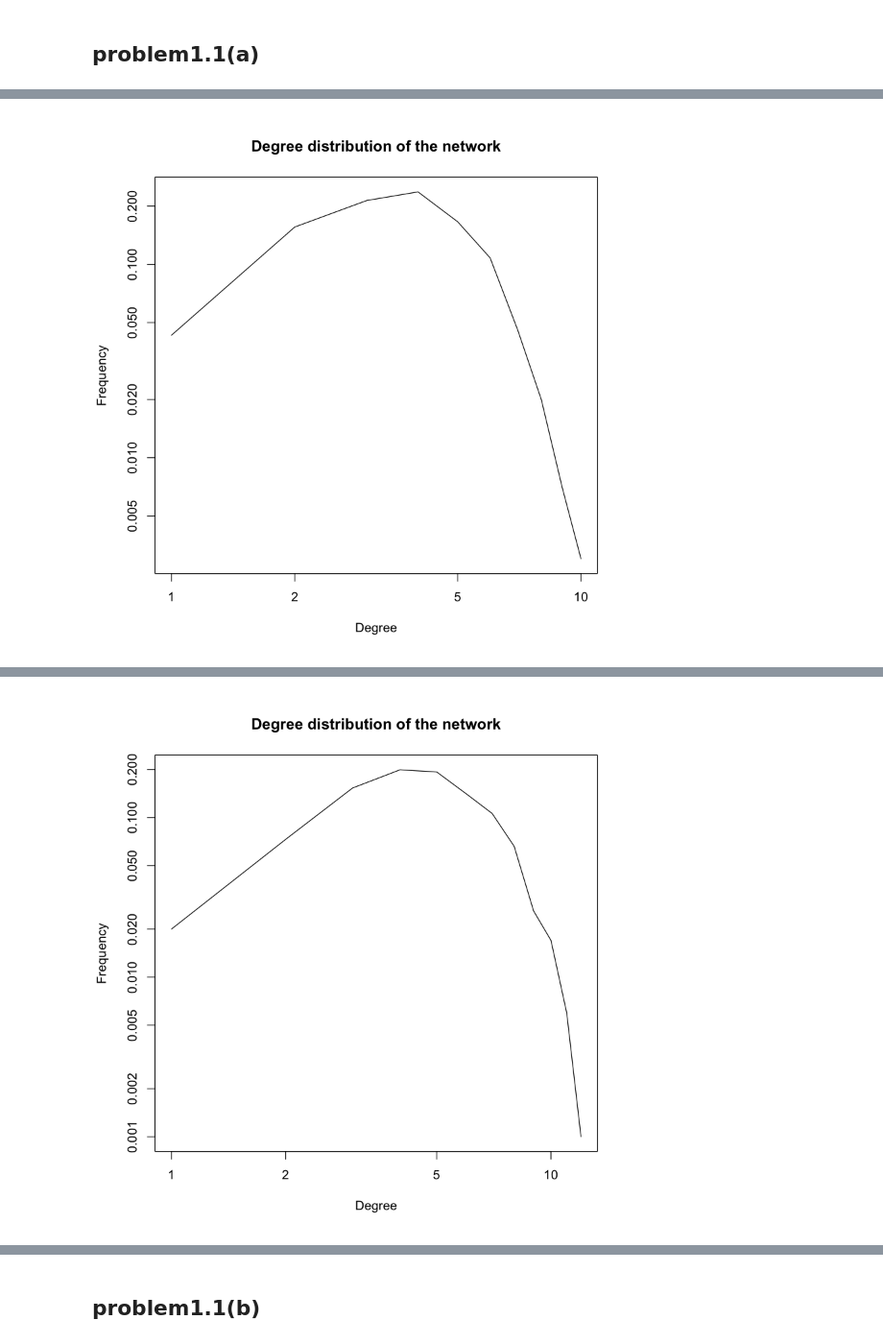
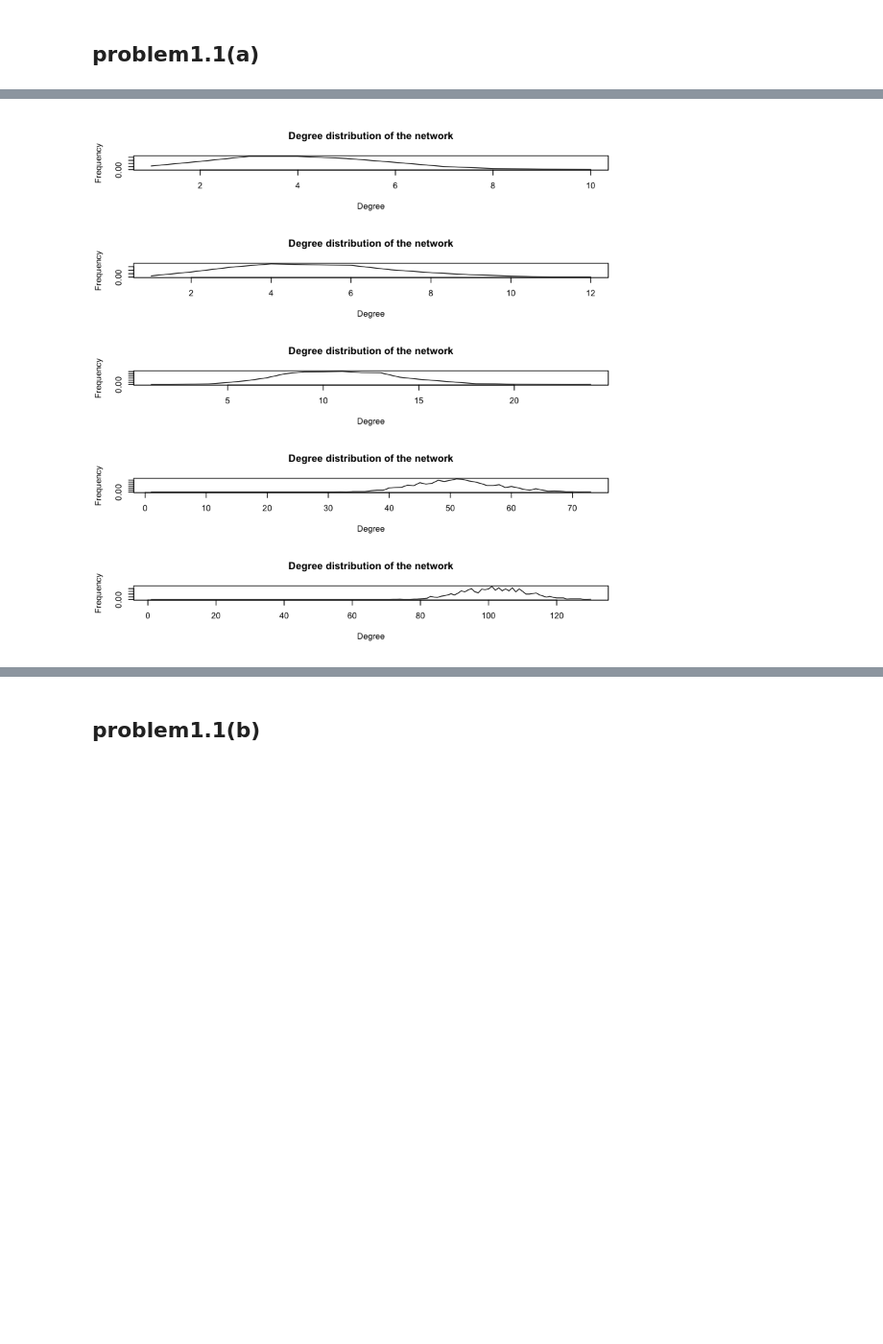
Before and after one commit to Jinxiatucla/232E, a Jupyter notebook: Project1/problem1.ipynb, the cells around one changed output, grey strips where cells are left out. Shown at 96% size. Drawn from its saved outputs; the diff is of its cells as text; code cells hidden in the pictures; blank space fills up the shorter version.

Commit message:
add degree distribution

```diff
--- a/Project1/problem1.ipynb
+++ b/Project1/problem1.ipynb
@@ -9,10 +9,11 @@ Problem 1.1
 problem1.1(a)
 ---
 # %%
+par(mfrow=c(5,1))
 for (i in c(0.003,0.004,0.01,0.05,0.1)){
     p <- i
     g <- erdos.renyi.game(1000, p, directed=F)
     #plot(g,vertex.size=0.5, vertex.label.cex=0.001)
-    plot(degree.distribution(g),main="Degree distribution of the network",xlab="Degree",ylab="Frequency",log="xy",type="l")
+    plot(degree.distribution(g),main="Degree distribution of the network",xlab="Degree",ylab="Frequency",type="l")
 }
 # %% [output]
@@ -21 +20 @@ Warning message in xy.coords(x, y, xlabel, ylabel, log):
-[figure, old version]
+[figure, new version]
@@ -24 +20,0 @@ Warning message in xy.coords(x, y, xlabel, ylabel, log):
-[figure, removed]
```
Also changed, not shown: parts of 1 cell of this notebook.
